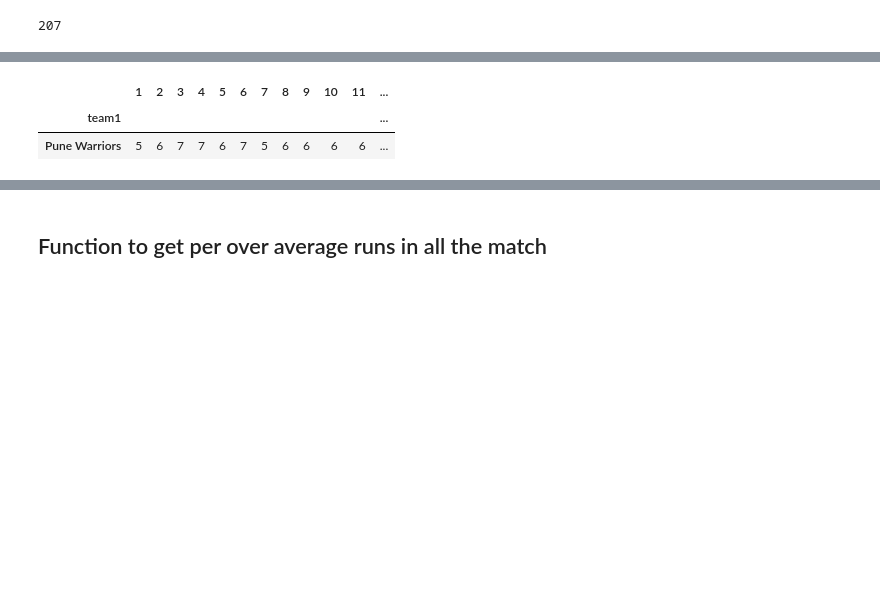
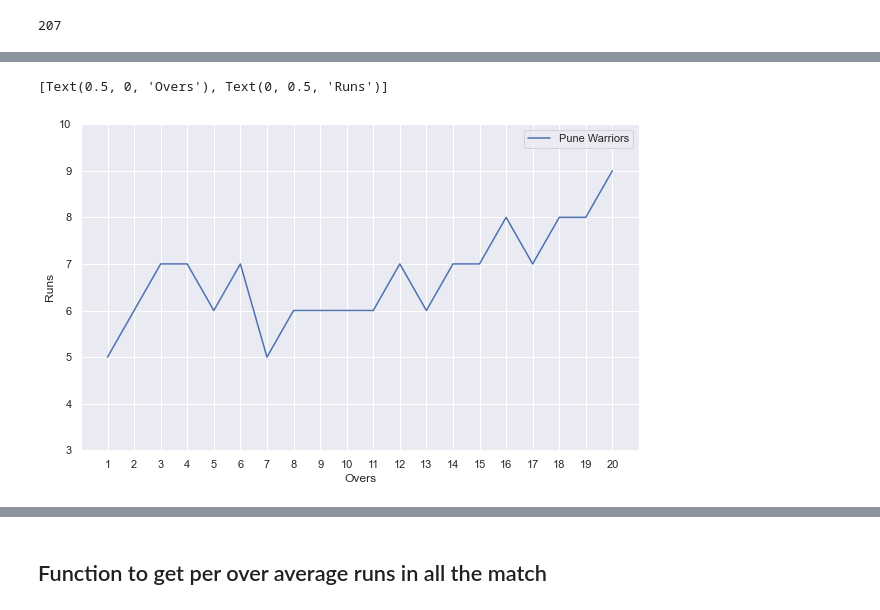
Before and after one commit to Utkarsh736/IPL_Data_Analysis, a Jupyter notebook: Template.ipynb, the cells around one changed output, grey strips where cells are left out. Cells and saved outputs as stored; diff of their text form; code cells hidden in the pictures; blank space fills up the shorter version.

Commit message:
Data Cleaning + Team lineplot

```diff
--- a/Template.ipynb
+++ b/Template.ipynb
@@ -40,3 +45,6 @@ teams_df.reset_index(drop=True, inplace=True)
+# %%
+deliveries_df['batting_team'] = deliveries_df['batting_team'].replace({'Rising Pune Supergiant':'Rising Pune Supergiants'})
+deliveries_df['batting_team'] = deliveries_df['batting_team'].replace({'Delhi Daredevils':'Delhi Capitals'})
 # %%
 dismissal_df = deliveries_df.dropna(subset=['player_dismissed'])
 dismissal_main_df = dismissal_df.loc[(dismissal_df['dismissal_kind']!='run out')&(dismissal_df['dismissal_kind']!='obstructing the field')&(dismissal_df['dismissal_kind']!='retired hurt')]
@@ -437,10 +445,6 @@ hand_df
 deliveries_df.loc[(deliveries_df['batting_team']=='Kings XI Punjab')&(deliveries_df['match_id']==61)]['total_runs'].sum()
 # %% [output]
 207
-# %%
-for elem in range(0,len(list1)):
-        df2.append(df[elem*len(list2):(elem+1)*len(list2)])
-    return df2
 # %%
 def team_over_avg():
     temp_arr=[]
@@ -456,8 +460,9 @@ def team_over_avg():
     for elem in range(len(teams_df['team1'])):
         temp_arr2.append(temp_arr[elem*20:(elem+1)*20])
 
-    temp_df = pd.DataFrame(temp_arr2).set_index([teams])
+    temp_df = pd.DataFrame(temp_arr2).set_index([teams_df['team1']])
     team_over_df = temp_df.set_axis((i for i in range(1,21)), axis=1)
-    return team_over_df
+    team_over_df.index.names = ['Over']
+    return team_over_df.T
 # %%
 team_over = team_over_avg()
@@ -464,2 +489,2 @@ team_over = team_over_avg()
 # %%
-team_over[team_over.index=='Pune Warriors']
+data = team_over['Pune Warriors'].to_frame()
@@ -470,8 +511,9 @@ team_over[team_over.index=='Pune Warriors']
 # %%
-data = team_over[team_over.index=='Pune Warriors']
+ax = plt.subplots(figsize=(10,6))
+ax = sns.lineplot(data=data)
+ax.set(xlim = (0,21), ylim = (3,10))
+plt.xticks(np.arange(1,21,1))
+ax.set(xlabel = 'Overs', ylabel = 'Runs')
+# %% [output]
+[Text(0.5, 0, 'Overs'), Text(0, 0.5, 'Runs')]
+[figure, added]
-# %%
-data
-# %% [output]
-|  | 1 | 2 | 3 | 4 | 5 | 6 | 7 | 8 | 9 | 10 | 11 | ... |
-| team1 |  |  |  |  |  |  |  |  |  |  |  | ... |
-| Pune Warriors | 5 | 6 | 7 | 7 | 6 | 7 | 5 | 6 | 6 | 6 | 6 | ... |
```
Also changed, not shown: parts of 15 cells of this notebook.
